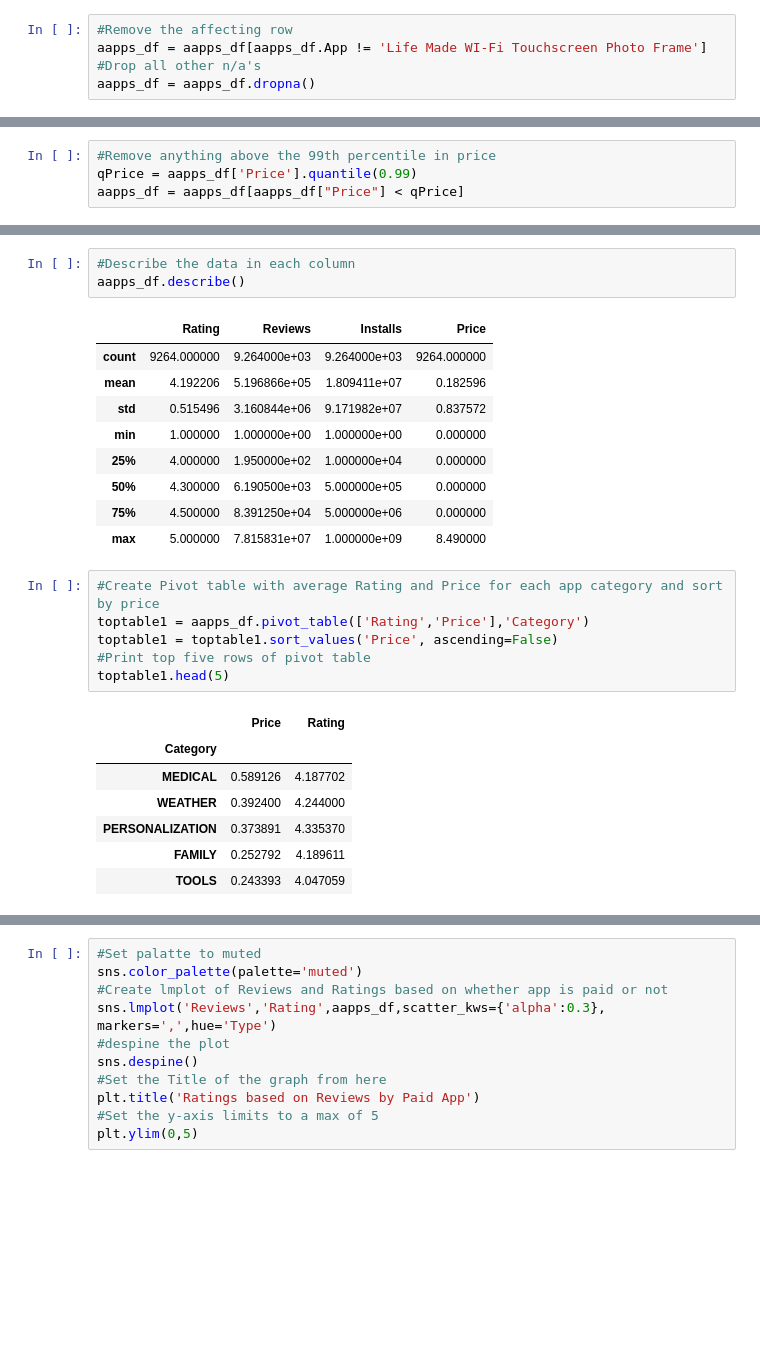
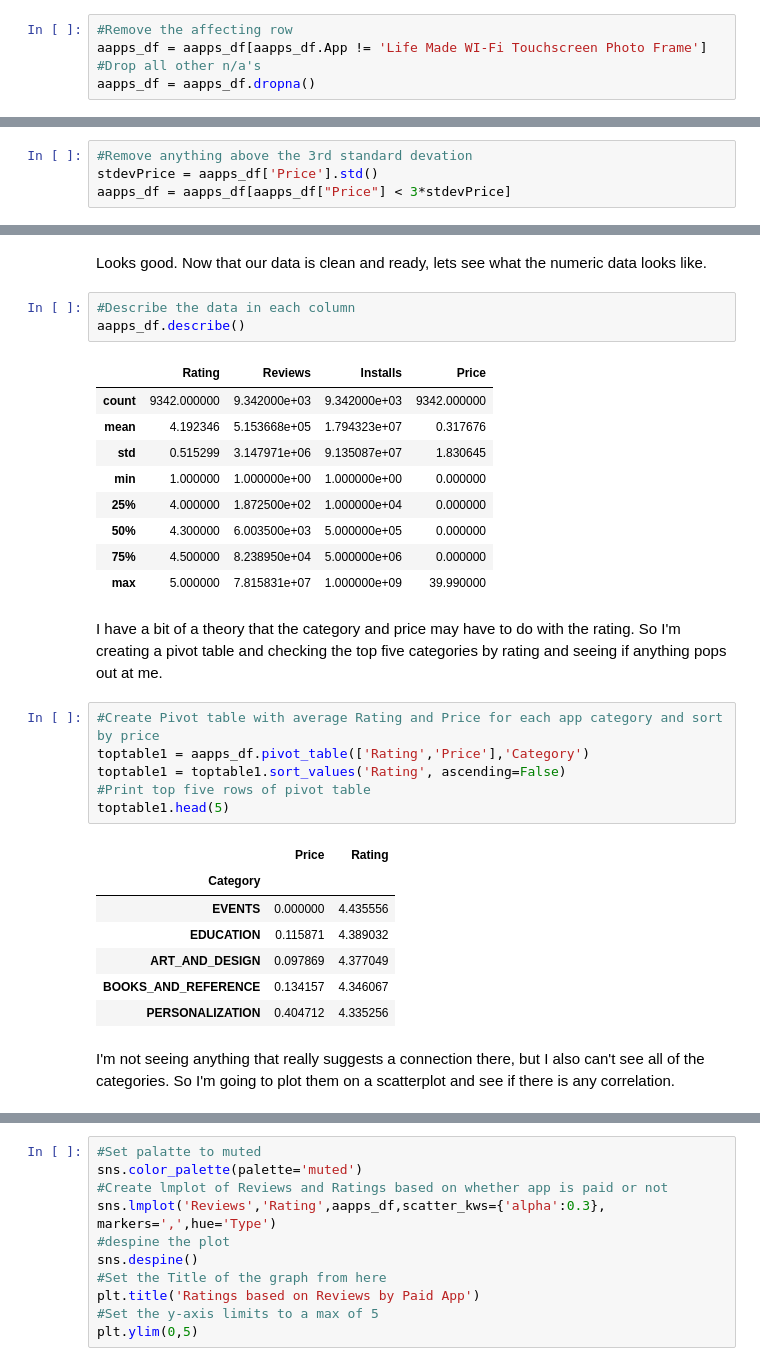
Before and after one commit to georgez-zgeorge/AML_code, a Jupyter notebook: Homework1.1.ipynb, the cells around one changed output, grey strips where cells are left out. Cells and saved outputs as stored; diff of their text form; blank space fills up the shorter version.

```diff
--- a/Homework1.1.ipynb
+++ b/Homework1.1.ipynb
@@ -267,4 +315,4 @@ aapps_df.head(5)
 # %%
-#Remove anything above the 99th percentile in price
-qPrice = aapps_df['Price'].quantile(0.99)
-aapps_df = aapps_df[aapps_df["Price"] < qPrice]
+#Remove anything above the 3rd standard devation
+stdevPrice = aapps_df['Price'].std()
+aapps_df = aapps_df[aapps_df["Price"] < 3*stdevPrice]
@@ -296,30 +346,36 @@ memory usage: 767.6+ KB
+# %% [markdown]
+Looks good. Now that our data is clean and ready, lets see what the numeric data looks like.
 # %%
 #Describe the data in each column
 aapps_df.describe()
 # %% [output]
 |  | Rating | Reviews | Installs | Price |
-| count | 9264.000000 | 9.264000e+03 | 9.264000e+03 | 9264.000000 |
-| mean | 4.192206 | 5.196866e+05 | 1.809411e+07 | 0.182596 |
-| std | 0.515496 | 3.160844e+06 | 9.171982e+07 | 0.837572 |
+| count | 9342.000000 | 9.342000e+03 | 9.342000e+03 | 9342.000000 |
+| mean | 4.192346 | 5.153668e+05 | 1.794323e+07 | 0.317676 |
+| std | 0.515299 | 3.147971e+06 | 9.135087e+07 | 1.830645 |
 | min | 1.000000 | 1.000000e+00 | 1.000000e+00 | 0.000000 |
-| 25% | 4.000000 | 1.950000e+02 | 1.000000e+04 | 0.000000 |
-| 50% | 4.300000 | 6.190500e+03 | 5.000000e+05 | 0.000000 |
-| 75% | 4.500000 | 8.391250e+04 | 5.000000e+06 | 0.000000 |
-| max | 5.000000 | 7.815831e+07 | 1.000000e+09 | 8.490000 |
+| 25% | 4.000000 | 1.872500e+02 | 1.000000e+04 | 0.000000 |
+| 50% | 4.300000 | 6.003500e+03 | 5.000000e+05 | 0.000000 |
+| 75% | 4.500000 | 8.238950e+04 | 5.000000e+06 | 0.000000 |
+| max | 5.000000 | 7.815831e+07 | 1.000000e+09 | 39.990000 |
+# %% [markdown]
+I have a bit of a theory that the category and price may have to do with the rating. So I'm creating a pivot table and checking the top five categories by rating and seeing if anything pops out at me.
 # %%
 #Create Pivot table with average Rating and Price for each app category and sort by price
 toptable1 = aapps_df.pivot_table(['Rating','Price'],'Category')
-toptable1 = toptable1.sort_values('Price', ascending=False)
+toptable1 = toptable1.sort_values('Rating', ascending=False)
 #Print top five rows of pivot table
 toptable1.head(5)
 # %% [output]
 |  | Price | Rating |
 | Category |  |  |
-| MEDICAL | 0.589126 | 4.187702 |
-| WEATHER | 0.392400 | 4.244000 |
-| PERSONALIZATION | 0.373891 | 4.335370 |
-| FAMILY | 0.252792 | 4.189611 |
-| TOOLS | 0.243393 | 4.047059 |
+| EVENTS | 0.000000 | 4.435556 |
+| EDUCATION | 0.115871 | 4.389032 |
+| ART_AND_DESIGN | 0.097869 | 4.377049 |
+| BOOKS_AND_REFERENCE | 0.134157 | 4.346067 |
+| PERSONALIZATION | 0.404712 | 4.335256 |
+# %% [markdown]
+I'm not seeing anything that really suggests a connection there, but I also can't see all of the categories. So I'm going to plot them on a scatterplot and see if there is any correlation.
 # %%
 #show scatter plot of average rating and price for each category with regression line
 sns.regplot('Price','Rating',toptable1,scatter_kws= {'alpha': 0.4},line_kws={'color':'red'})
```
Also changed, not shown: parts of 61 cells of this notebook.
